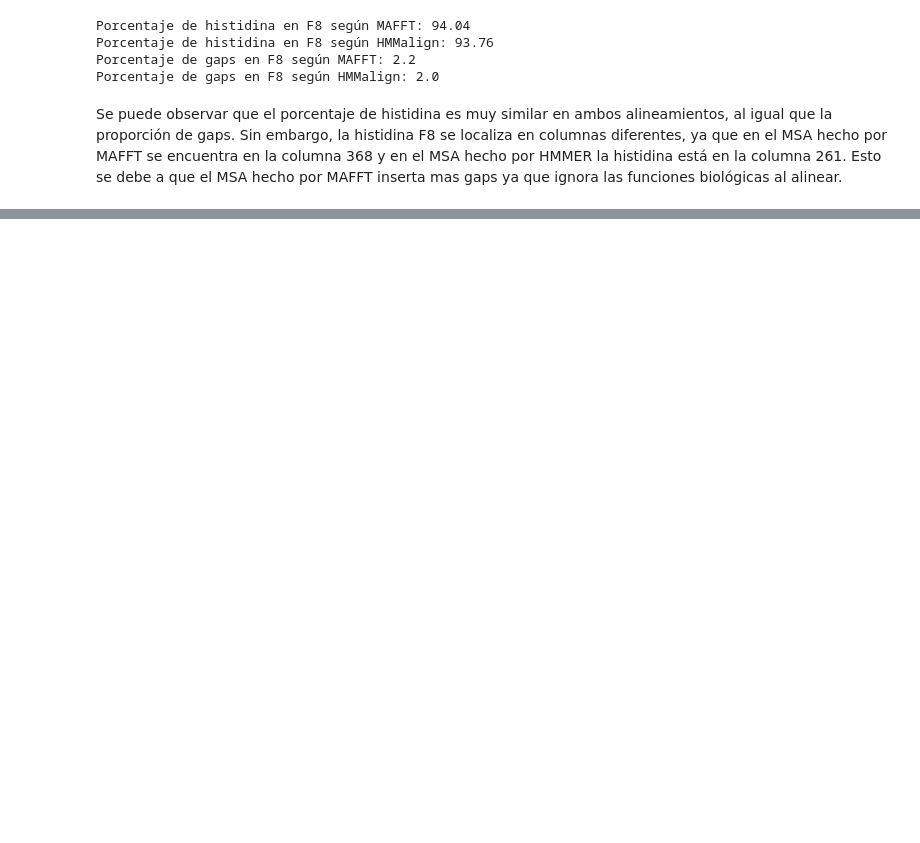
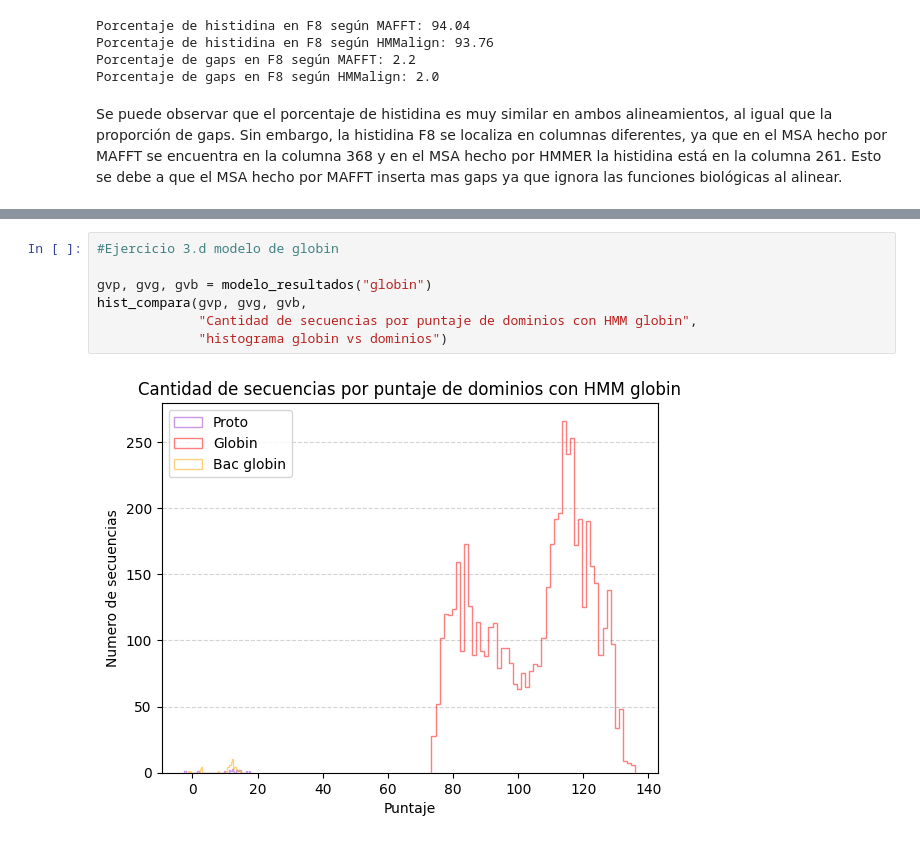
Before and after one commit to pizzanaranja/Bioinformatica, a Jupyter notebook: TP 4/TP 4.ipynb, the cells around one changed output, grey strips where cells are left out. Cells and saved outputs as stored; diff of their text form; blank space fills up the shorter version.

```diff
--- a/TP 4/TP 4.ipynb
+++ b/TP 4/TP 4.ipynb
@@ -152,0 +189,9 @@ Aparecen en los 3 sets: set()
+# %%
+#Ejercicio 3.d modelo de globin
+
+gvp, gvg, gvb = modelo_resultados("globin")
+hist_compara(gvp, gvg, gvb,
+             "Cantidad de secuencias por puntaje de dominios con HMM globin",
+             "histograma globin vs dominios")
+# %% [output]
+[figure, added]
```
Also changed, not shown: parts of 10 cells of this notebook, 21 other files.
